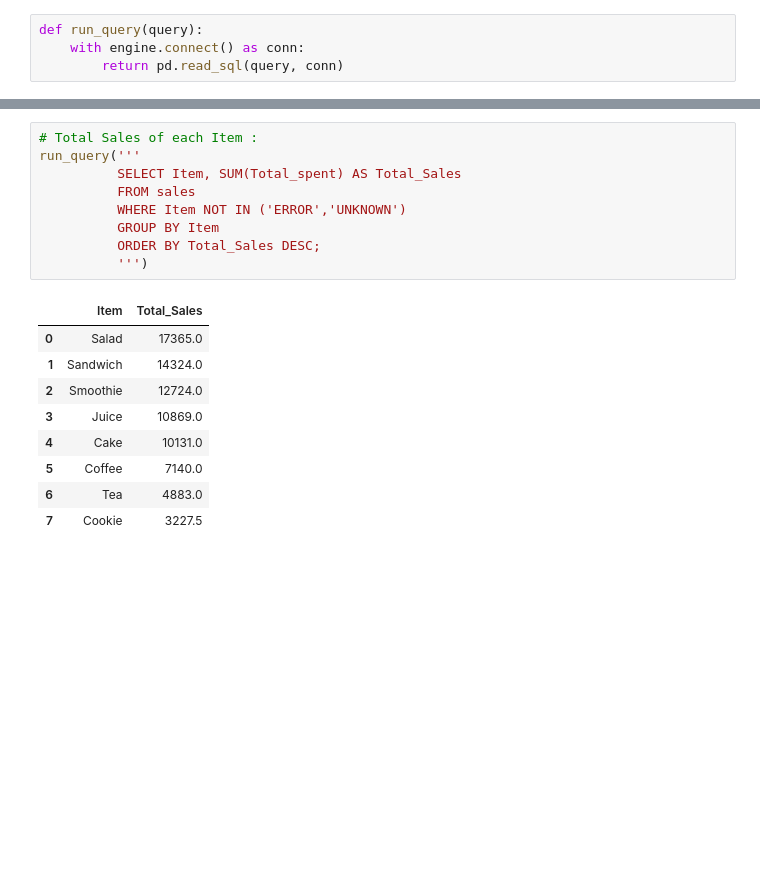
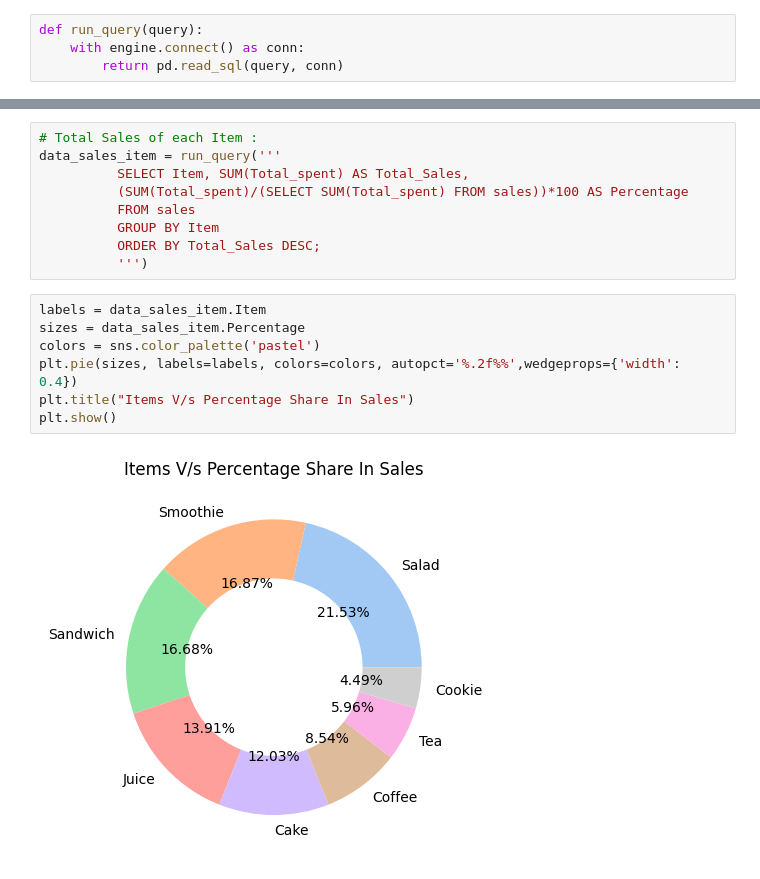
Before and after one commit to Abhibhav2003/SalesAnalysis, a Jupyter notebook: Analysis.ipynb, the cells around one changed output, grey strips where cells are left out. Cells and saved outputs as stored; diff of their text form; blank space fills up the shorter version.

```diff
--- a/Analysis.ipynb
+++ b/Analysis.ipynb
@@ -23,22 +24,21 @@ run_query('SELECT * FROM sales LIMIT 5;')
 # %%
 # Total Sales of each Item :
-run_query('''
-          SELECT Item, SUM(Total_spent) AS Total_Sales
+data_sales_item = run_query('''
+          SELECT Item, SUM(Total_spent) AS Total_Sales,
+          (SUM(Total_spent)/(SELECT SUM(Total_spent) FROM sales))*100 AS Percentage
           FROM sales
-          WHERE Item NOT IN ('ERROR','UNKNOWN')
           GROUP BY Item
           ORDER BY Total_Sales DESC;
           ''')
-# %% [output]
-|  | Item | Total_Sales |
-| 0 | Salad | 17365.0 |
-| 1 | Sandwich | 14324.0 |
-| 2 | Smoothie | 12724.0 |
-| 3 | Juice | 10869.0 |
-| 4 | Cake | 10131.0 |
-| 5 | Coffee | 7140.0 |
-| 6 | Tea | 4883.0 |
-| 7 | Cookie | 3227.5 |
+# %%
+labels = data_sales_item.Item
+sizes = data_sales_item.Percentage
+colors = sns.color_palette('pastel')
+plt.pie(sizes, labels=labels, colors=colors, autopct='%.2f%%',wedgeprops={'width': 0.4})
+plt.title("Items V/s Percentage Share In Sales")
+plt.show()
+# %% [output]
+[figure, added]
 # %%
 run_query('''
           SELECT Item,Total_spent
```
Also changed, not shown: parts of 39 cells of this notebook, 3 other files.
